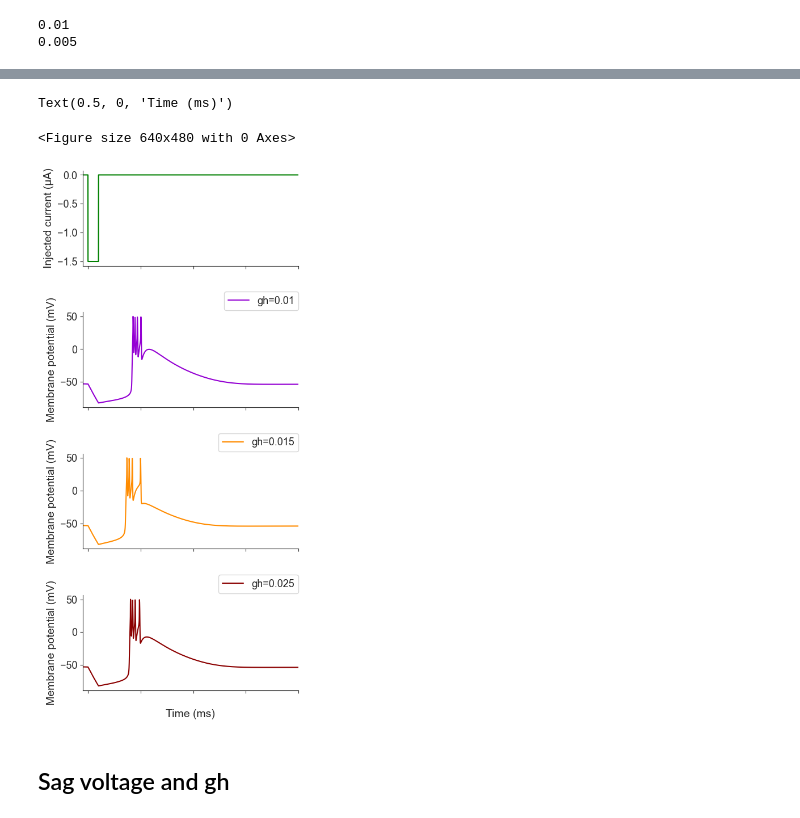
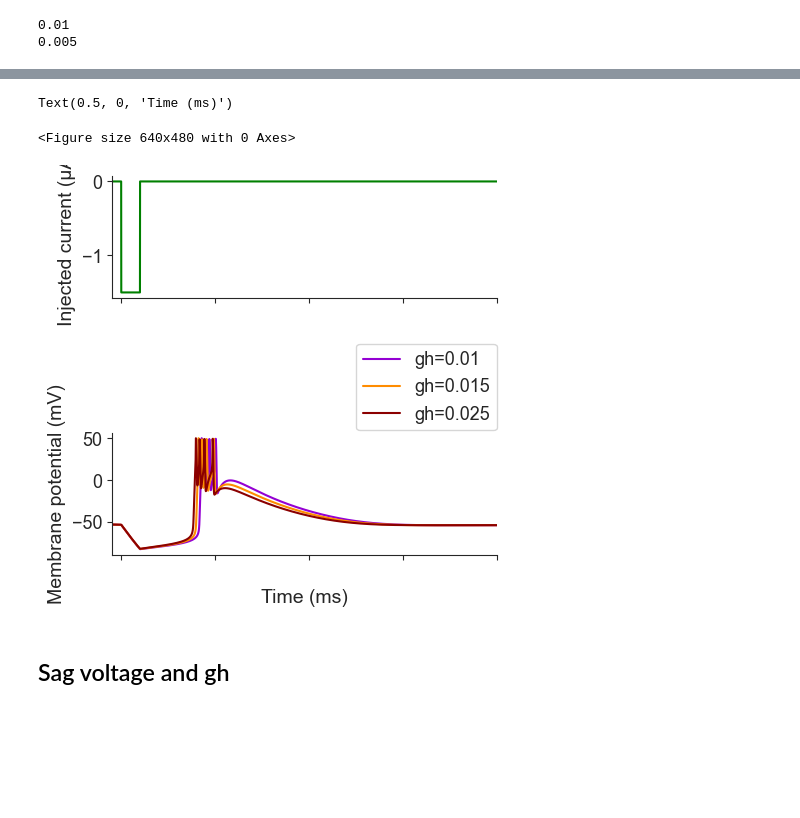
Before and after one commit to MeeraDas14/Sleep-Spindles_Simulations, a Jupyter notebook: isolated_TC_regimes.ipynb, the cells around one changed output, grey strips where cells are left out. Drawn from its saved outputs; the diff is of its cells as text; code cells hidden in the pictures; blank space fills up the shorter version.

```diff
--- a/isolated_TC_regimes.ipynb
+++ b/isolated_TC_regimes.ipynb
@@ -1160,7 +1177,7 @@ plt.gca().spines['top'].set_visible(False)
 plt.gca().spines['right'].set_visible(False)
 plt.legend(bbox_to_anchor=(0., 1.02, 1., .102), loc=4,ncol=1, borderaxespad=0.)
 
-plt.subplot(7,1,3)
+# plt.subplot(7,1,3)
 plt.plot(T, V_TC_gh015, label='gh=0.015', color='darkorange')
 plt.ylabel('Membrane potential (mV)')
 plt.xticks(color='w')
@@ -1169,35 +1186,35 @@ plt.gca().spines['top'].set_visible(False)
 plt.gca().spines['right'].set_visible(False)
 plt.legend(bbox_to_anchor=(0., 1.02, 1., .102), loc=4,ncol=1, borderaxespad=0.)
 
-plt.subplot(7,1,4)
+# plt.subplot(7,1,4)
 plt.plot(T, V_TC_gh025, label= 'gh=0.025', color='#8B0000')
 plt.ylabel('Membrane potential (mV)')
 plt.xticks(color='w')
 plt.xlim(90,500)
 plt.gca().spines['top'].set_visible(False)
 plt.gca().spines['right'].set_visible(False)
 plt.legend(bbox_to_anchor=(0., 1.02, 1., .102), loc=4,ncol=1, borderaxespad=0.)
 
 # plt.plot(T, V_TC_gT1, label= 'gT=1', color= '#8B2500')#FF8000')
 # plt.plot(T,V_TC_0gHgT, label = 'gH=0, gT=0', color='black')
 # plt.xlim(90,500)
 # plt.gca().spines['top'].set_visible(False)
 # plt.gca().spines['right'].set_visible(False)
 # plt.xticks(color='w')
 # plt.xlim(90,500)
 # plt.ylabel('Membrane potential (mV)')
 # plt.gca().spines['top'].set_visible(False)
 # plt.gca().spines['right'].set_visible(False)
 
 # plt.legend(loc=y)
 plt.legend(bbox_to_anchor=(0., 1.02, 1., .102), loc=4,ncol=1, borderaxespad=0.)
 
 plt.xlabel('Time (ms)')
 # plt.savefig('gH affects the spikes per burst 1.pdf', bbox_inches = 'tight')
 # %% [output]
 Text(0.5, 0, 'Time (ms)')
 <Figure size 640x480 with 0 Axes>
-[figure, old version]
+[figure, new version]
 # %% [markdown]
 ## Sag voltage and gh
 # %%
```
Also changed, not shown: parts of 15 cells of this notebook.
